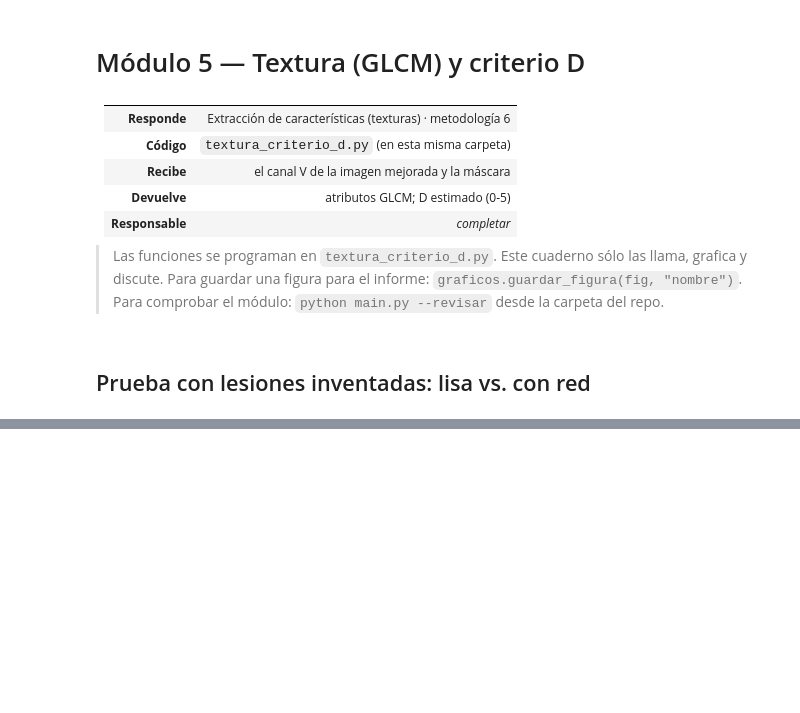
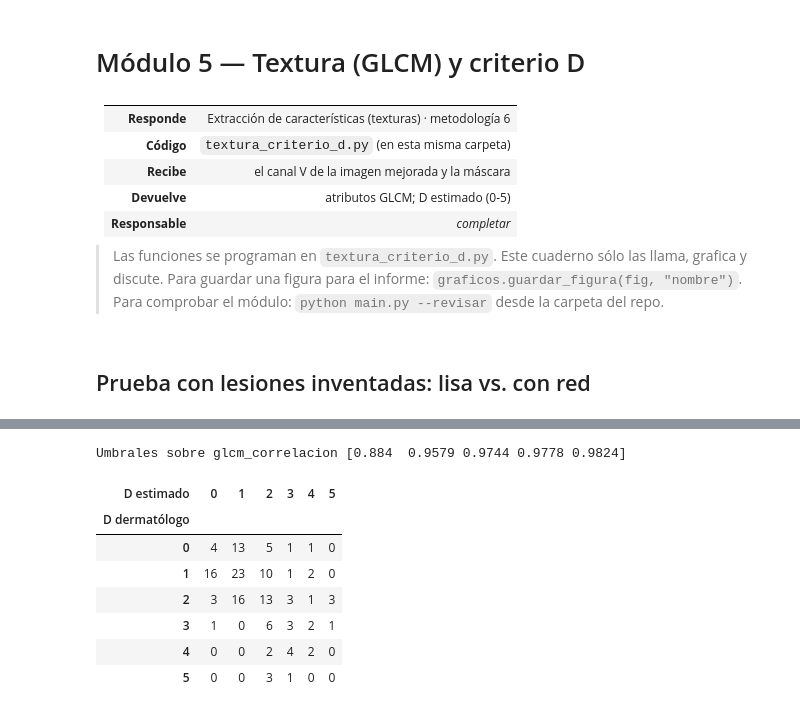
Before and after one commit to facortega/PSIB2026Q2-TPI-Grupo02-CassanoNieto-DElia-Ortega, a Jupyter notebook: modulos/m5_textura_criterio_d/textura_criterio_d.ipynb, the cells around one changed output, grey strips where cells are left out. Saved outputs shown, nothing was run; the diff lists cells and outputs as text; code cells hidden in the pictures; blank space fills up the shorter version.

```diff
--- a/modulos/m5_textura_criterio_d/textura_criterio_d.ipynb
+++ b/modulos/m5_textura_criterio_d/textura_criterio_d.ipynb
@@ -52,0 +126,30 @@ rugosa, _ = lesion_de_prueba.generar_lesion(semilla=7, textura=0.6)
+# %%
+from sklearn.metrics import cohen_kappa_score, roc_auc_score
+from sklearn.model_selection import StratifiedKFold
+
+print(textura_criterio_d.correlaciones_con_d(tabla).round(3).to_string())
+columna = textura_criterio_d.elegir_atributo_d(tabla)
+print("\nElegido:", columna)
+
+def umbrales_medianas(x, d):
+    presentes = np.unique(d)
+    medianas = np.maximum.accumulate([np.median(x[d == k]) for k in presentes])
+    medianas = np.interp(np.arange(presentes.max() + 1), presentes, medianas)
+    return (medianas[:-1] + medianas[1:]) / 2
+
+x, y, sospechosa = tabla[columna].to_numpy(), tabla["D_derm"].to_numpy(), tabla["sospechosa"].to_numpy()
+filas = []
+for metodo, ajustar in (("medianas", umbrales_medianas), ("cuantiles", textura_criterio_d.ajustar_umbrales_d)):
+    for semilla in range(20):
+        estimado = np.zeros(len(y), int)
+        for a, b in StratifiedKFold(4, shuffle=True, random_state=semilla).split(x, np.minimum(y, 3)):
+            u = ajustar(x[a], y[a])
+            estimado[b] = [textura_criterio_d.estimar_d(valor, u) for valor in x[b]]
+        filas.append({"umbrales": metodo, "acierto exacto": (estimado == y).mean(), "error medio": np.abs(estimado - y).mean(),
+                      "D estimado = 5": (estimado == 5).sum(), "kappa": cohen_kappa_score(estimado, y),
+                      "AUC sospechosa": roc_auc_score(sospechosa, estimado)})
+comparacion = pd.DataFrame(filas).groupby("umbrales").mean().round(3)
+referencia = {"acierto exacto": (y == np.median(y)).mean(), "error medio": np.abs(y - np.median(y)).mean()}
+print("\nReferencia, decir siempre la mediana:", {k: round(float(v), 3) for k, v in referencia.items()})
+print("D del dermatólogo (real) con estas imágenes: AUC sospechosa =", round(roc_auc_score(sospechosa, y), 3))
+comparacion
@@ -52,0 +173,17 @@ rugosa, _ = lesion_de_prueba.generar_lesion(semilla=7, textura=0.6)
+# %%
+# Tabla para el informe y comparación final, ajustando con todo entrenamiento
+umbrales = textura_criterio_d.ajustar_umbrales_d(x, y)
+estimado = np.array([textura_criterio_d.estimar_d(valor, umbrales) for valor in x])
+print("Umbrales sobre", columna, np.round(umbrales, 4))
+graficos.guardar_tabla(comparacion.reset_index(), "m5_umbrales_d", decimales=2)
+pd.crosstab(pd.Series(y, name="D dermatólogo"), pd.Series(estimado, name="D estimado"))
+# %% [output]
+Umbrales sobre glcm_correlacion [0.884  0.9579 0.9744 0.9778 0.9824]
+| D estimado | 0 | 1 | 2 | 3 | 4 | 5 |
+| D dermatólogo |  |  |  |  |  |  |
+| 0 | 4 | 13 | 5 | 1 | 1 | 0 |
+| 1 | 16 | 23 | 10 | 1 | 2 | 0 |
+| 2 | 3 | 16 | 13 | 3 | 1 | 3 |
+| 3 | 1 | 0 | 6 | 3 | 2 | 1 |
+| 4 | 0 | 0 | 2 | 4 | 2 | 0 |
+| 5 | 0 | 0 | 3 | 1 | 0 | 0 |
```
Also changed, not shown: parts of 11 cells of this notebook, 3 other files.
